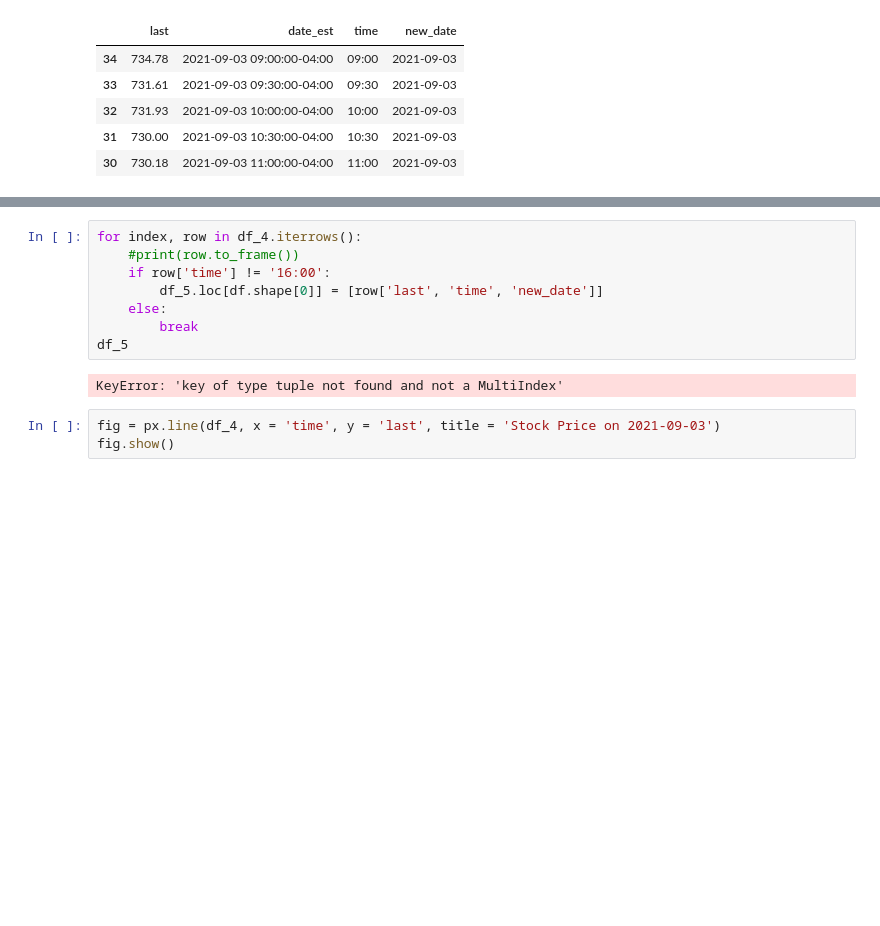
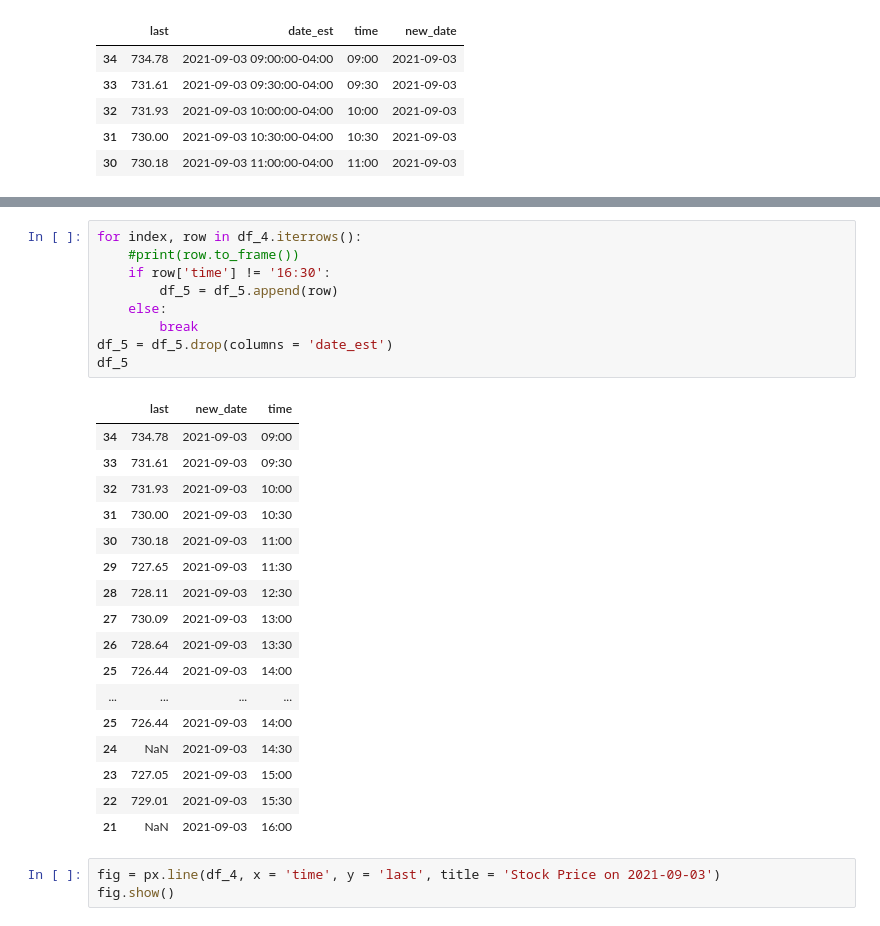
Before and after one commit to ZipcodeWizards/TwitterStockAnalysis, a Jupyter notebook: Jupyter Code References/TSLA Stock Price Cleaning.ipynb, the cells around one changed output, grey strips where cells are left out. Cells and saved outputs as stored; diff of their text form; blank space fills up the shorter version.

Commit message:
finished appending rows

```diff
--- a/Jupyter Code References/TSLA Stock Price Cleaning.ipynb
+++ b/Jupyter Code References/TSLA Stock Price Cleaning.ipynb
@@ -160,13 +159,30 @@ df_5
 # %%
 for index, row in df_4.iterrows():
     #print(row.to_frame())
-    if row['time'] != '16:00':
-        df_5.loc[df.shape[0]] = [row['last', 'time', 'new_date']]
+    if row['time'] != '16:30':
+        df_5 = df_5.append(row)
     else:
         break
+df_5 = df_5.drop(columns = 'date_est')
 df_5
 # %% [output]
-KeyError: 'key of type tuple not found and not a MultiIndex'
+|  | last | new_date | time |
+| 34 | 734.78 | 2021-09-03 | 09:00 |
+| 33 | 731.61 | 2021-09-03 | 09:30 |
+| 32 | 731.93 | 2021-09-03 | 10:00 |
+| 31 | 730.00 | 2021-09-03 | 10:30 |
+| 30 | 730.18 | 2021-09-03 | 11:00 |
+| 29 | 727.65 | 2021-09-03 | 11:30 |
+| 28 | 728.11 | 2021-09-03 | 12:30 |
+| 27 | 730.09 | 2021-09-03 | 13:00 |
+| 26 | 728.64 | 2021-09-03 | 13:30 |
+| 25 | 726.44 | 2021-09-03 | 14:00 |
+| ... | ... | ... | ... |
+| 25 | 726.44 | 2021-09-03 | 14:00 |
+| 24 | NaN | 2021-09-03 | 14:30 |
+| 23 | 727.05 | 2021-09-03 | 15:00 |
+| 22 | 729.01 | 2021-09-03 | 15:30 |
+| 21 | NaN | 2021-09-03 | 16:00 |
 # %%
 fig = px.line(df_4, x = 'time', y = 'last', title = 'Stock Price on 2021-09-03')
 fig.show()
```
Also changed, not shown: parts of 1 cell of this notebook, 1 other file.
